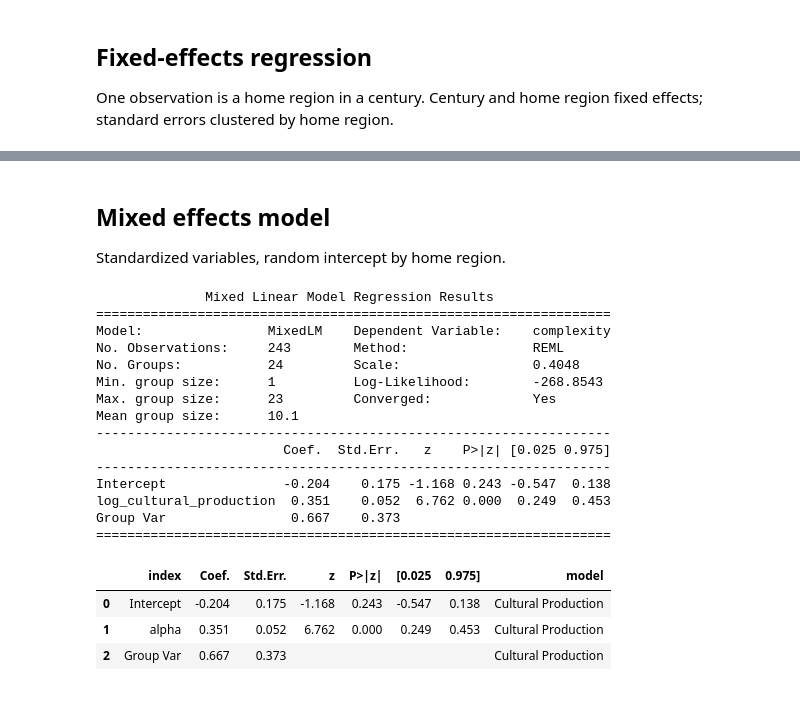
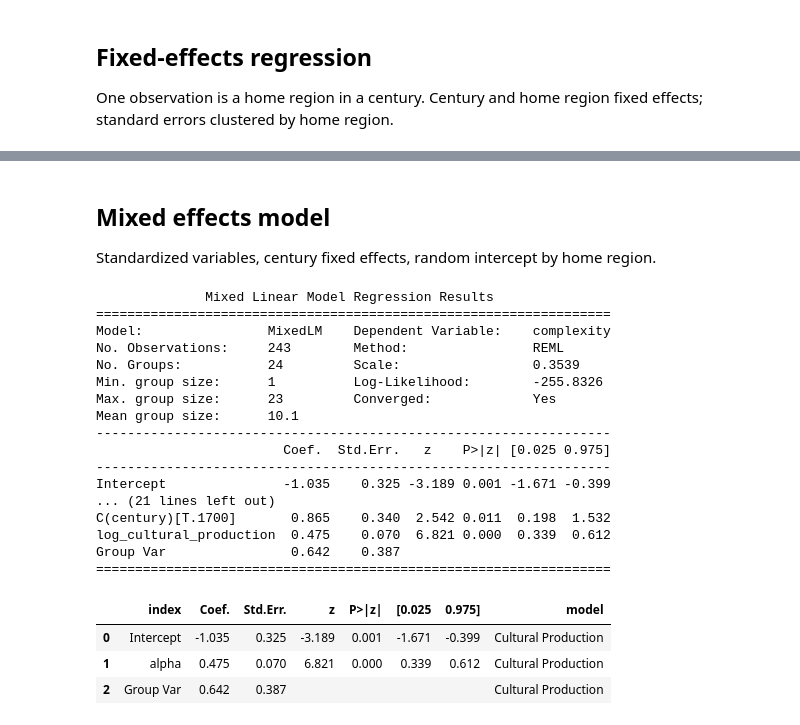
Before and after one commit to charlesdedampierre/seshat_cultura, a Jupyter notebook: notebooks/03_association_complexity_cultural_production.ipynb, the cells around one changed output, grey strips where cells are left out. Saved outputs shown, nothing was run; the diff lists cells and outputs as text; code cells hidden in the pictures.

Commit message:
Add century fixed effects to the mixed effects model

```diff
--- a/notebooks/03_association_complexity_cultural_production.ipynb
+++ b/notebooks/03_association_complexity_cultural_production.ipynb
@@ -278,38 +278,40 @@ Notes:
 # %% [markdown]
 ## Mixed effects model
 
-Standardized variables, random intercept by home region.
+Standardized variables, century fixed effects, random intercept by home region.
 # %%
 # Mixed Effects Model
-model = smf.mixedlm("complexity ~ log_cultural_production", standardized, groups=standardized["home_seshat_region"])
+model = smf.mixedlm("complexity ~ log_cultural_production + C(century)", standardized, groups=standardized["home_seshat_region"])
 result = model.fit()
 
 # Output model summary to get R-square values if available (typically for OLS, not directly for MixedLM)
 print(result.summary())
 
-sm_table = result.summary().tables[1]
+sm_table = result.summary().tables[1].loc[['Intercept', 'log_cultural_production', 'Group Var']]
 sm_table.index = ['Intercept', 'alpha', 'Group Var']
 sm_table['model'] = 'Cultural Production'
 sm_table = sm_table.reset_index()
 tables_dict['Cultural Production'] = sm_table
 sm_table
 # %% [output]
               Mixed Linear Model Regression Results
 ==================================================================
 Model:                MixedLM    Dependent Variable:    complexity
 No. Observations:     243        Method:                REML
-No. Groups:           24         Scale:                 0.4048
-Min. group size:      1          Log-Likelihood:        -268.8543
+No. Groups:           24         Scale:                 0.3539
+Min. group size:      1          Log-Likelihood:        -255.8326
 Max. group size:      23         Converged:             Yes
 Mean group size:      10.1
 ------------------------------------------------------------------
                         Coef.  Std.Err.   z    P>|z| [0.025 0.975]
 ------------------------------------------------------------------
-Intercept               -0.204    0.175 -1.168 0.243 -0.547  0.138
-log_cultural_production  0.351    0.052  6.762 0.000  0.249  0.453
-Group Var                0.667    0.373
+Intercept               -1.035    0.325 -3.189 0.001 -1.671 -0.399
+... (21 lines left out)
+C(century)[T.1700]       0.865    0.340  2.542 0.011  0.198  1.532
+log_cultural_production  0.475    0.070  6.821 0.000  0.339  0.612
+Group Var                0.642    0.387
 ==================================================================
 |  | index | Coef. | Std.Err. | z | P>|z| | [0.025 | 0.975] | model |
-| 0 | Intercept | -0.204 | 0.175 | -1.168 | 0.243 | -0.547 | 0.138 | Cultural Production |
-| 1 | alpha | 0.351 | 0.052 | 6.762 | 0.000 | 0.249 | 0.453 | Cultural Production |
-| 2 | Group Var | 0.667 | 0.373 |  |  |  |  | Cultural Production |
+| 0 | Intercept | -1.035 | 0.325 | -3.189 | 0.001 | -1.671 | -0.399 | Cultural Production |
+| 1 | alpha | 0.475 | 0.070 | 6.821 | 0.000 | 0.339 | 0.612 | Cultural Production |
+| 2 | Group Var | 0.642 | 0.387 |  |  |  |  | Cultural Production |
```
Also changed, not shown: parts of 1 cell of this notebook.
